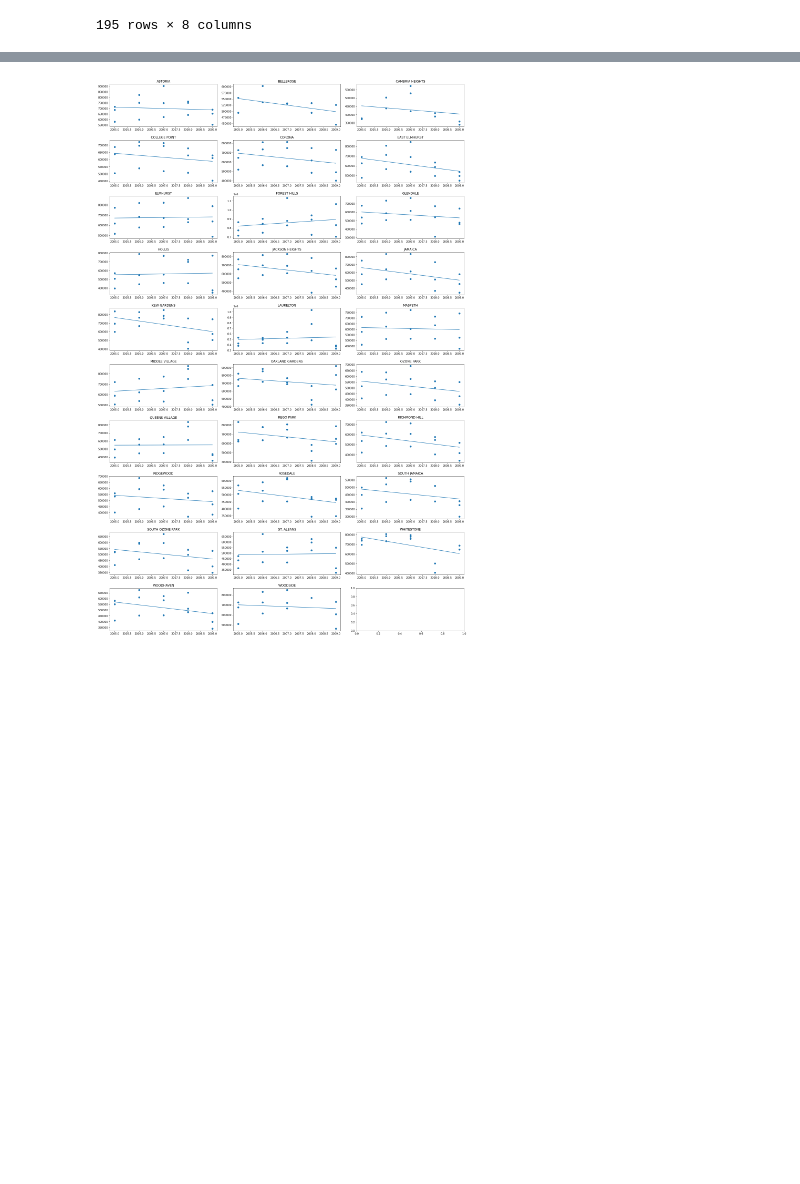
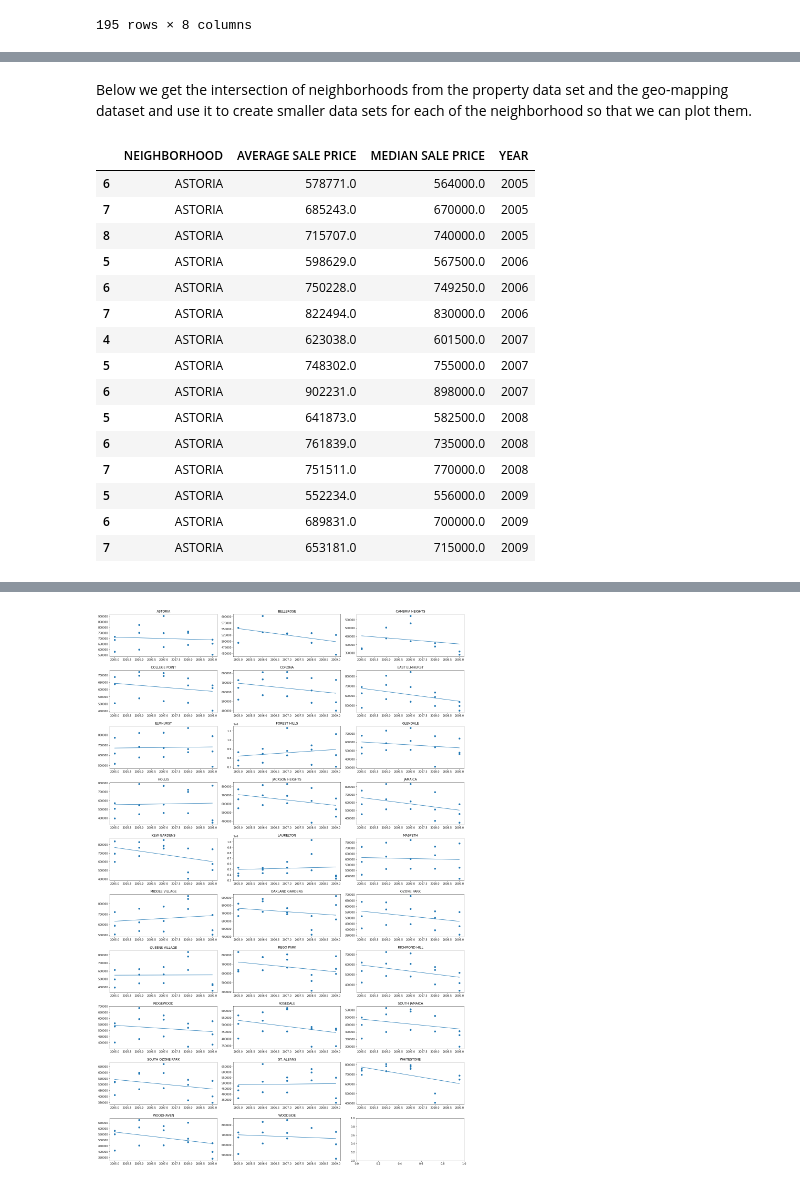
Before and after one commit to annad1998/320final, a Jupyter notebook: index.ipynb, the cells around one changed output, grey strips where cells are left out. Cells and saved outputs as stored; diff of their text form; code cells hidden in the pictures; blank space fills up the shorter version.

```diff
--- a/index.ipynb
+++ b/index.ipynb
@@ -242,17 +296,38 @@ merged = merged.drop(columns=["TYPE OF HOME", "NUMBER OF SALES", "LOWEST SALE PR
+# %% [markdown]
+Below we get the intersection of neighborhoods from the property data set and the geo-mapping dataset and use it to create smaller data sets for each of the neighborhood so that we can plot them.
 # %%
-nb_names = p2009['NEIGHBORHOOD'].unique()
+nb_names = p2005['NEIGHBORHOOD'].unique()
 
 df = merged
 
 nb_data_names = []
 temp = nb_data['NTAName'].unique()
 for n in temp:
     nb_data_names.append(str(n).upper())
 
 match = []
 counter =  0
 for n in nb_names:
     if n in nb_data_names:
         match.append(n)
         locals()['df' + str(counter)] = df[(df.NEIGHBORHOOD == n)]
         counter += 1
+
+df0 # 1 of 29 dataframes created from the intersection of property value and geo-mapping
+# %% [output]
+|  | NEIGHBORHOOD | AVERAGE SALE PRICE | MEDIAN SALE PRICE | YEAR |
+| 6 | ASTORIA | 578771.0 | 564000.0 | 2005 |
+| 7 | ASTORIA | 685243.0 | 670000.0 | 2005 |
+| 8 | ASTORIA | 715707.0 | 740000.0 | 2005 |
+| 5 | ASTORIA | 598629.0 | 567500.0 | 2006 |
+| 6 | ASTORIA | 750228.0 | 749250.0 | 2006 |
+| 7 | ASTORIA | 822494.0 | 830000.0 | 2006 |
+| 4 | ASTORIA | 623038.0 | 601500.0 | 2007 |
+| 5 | ASTORIA | 748302.0 | 755000.0 | 2007 |
+| 6 | ASTORIA | 902231.0 | 898000.0 | 2007 |
+| 5 | ASTORIA | 641873.0 | 582500.0 | 2008 |
+| 6 | ASTORIA | 761839.0 | 735000.0 | 2008 |
+| 7 | ASTORIA | 751511.0 | 770000.0 | 2008 |
+| 5 | ASTORIA | 552234.0 | 556000.0 | 2009 |
+| 6 | ASTORIA | 689831.0 | 700000.0 | 2009 |
+| 7 | ASTORIA | 653181.0 | 715000.0 | 2009 |
```
Also changed, not shown: parts of 28 cells of this notebook.
